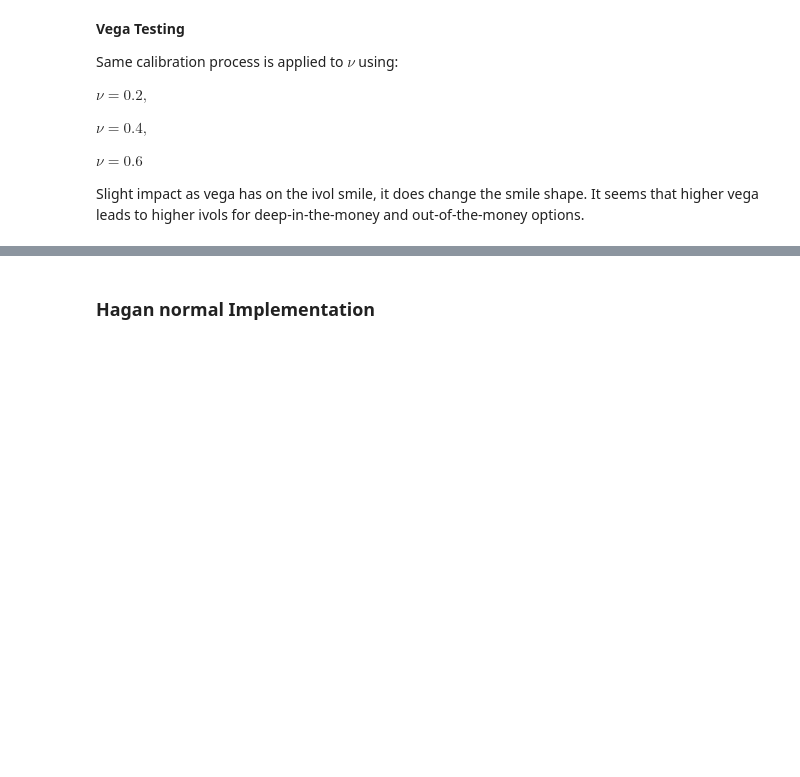
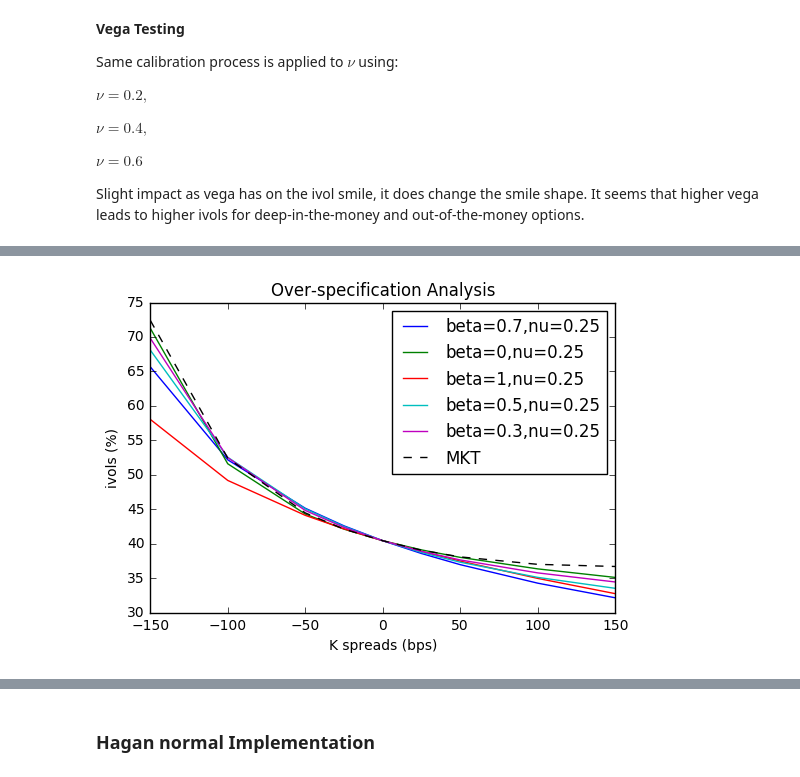
Before and after one commit to mollyxyh/CapstoneFall2017, a Jupyter notebook: Bin/overSpecification_driver.ipynb, the cells around one changed output, grey strips where cells are left out. Cells and saved outputs as stored; diff of their text form; code cells hidden in the pictures; blank space fills up the shorter version.

```diff
--- a/Bin/overSpecification_driver.ipynb
+++ b/Bin/overSpecification_driver.ipynb
@@ -128,0 +204,5 @@ params fitted: alpha=0.225816, beta=0.855801, rho=-0.335230, nu=0.600000.
+# %%
+beta_nu_check=get_check(fitter,[1,3],[[0,0.25],[0.3,0.25],[0.5,0.25],[0.7,0.25],[1,0.25]],method='Hagan_ln')
+over_specification(fitter,beta_nu_check,['beta','nu'])
+# %% [output]
+[figure, added]
```
Also changed, not shown: parts of 20 cells of this notebook, 23 other files.
